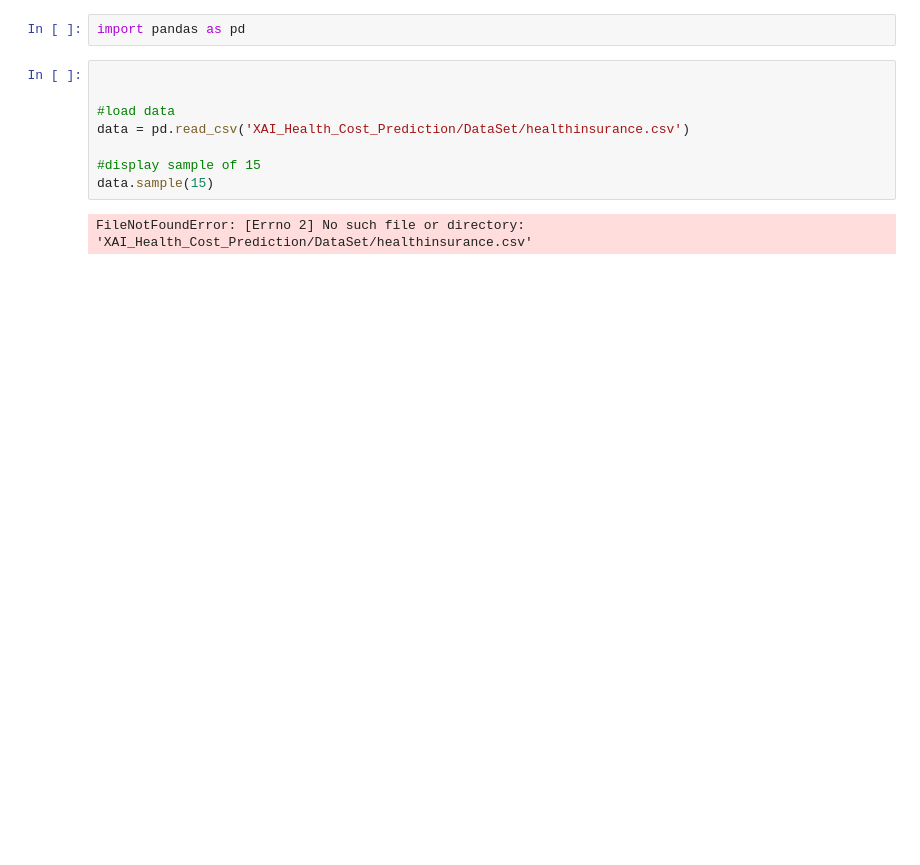
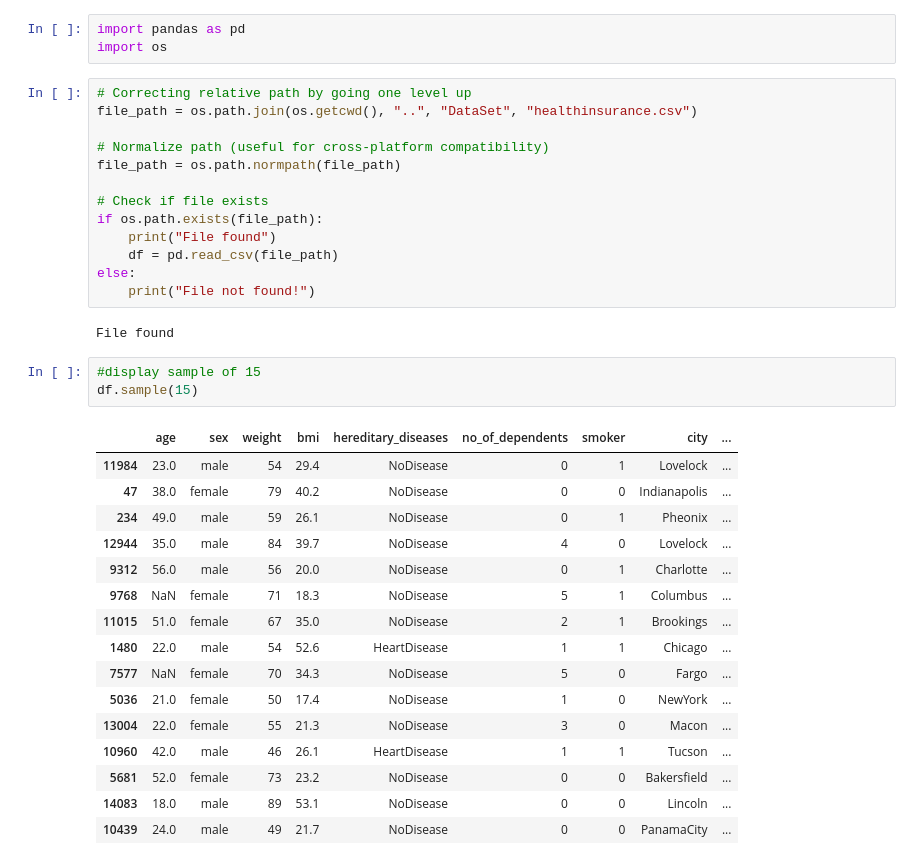
Before and after one commit to KonradRtz/XAI_Health_Cost_Prediction, a Jupyter notebook: EPA/EPA.ipynb, the cells around one changed output. Drawn from its saved outputs; the diff is of its cells as text; blank space fills up the shorter version.

```diff
--- a/EPA/EPA.ipynb
+++ b/EPA/EPA.ipynb
@@ -1,13 +1,39 @@
 # %%
 import pandas as pd
+import os
+# %%
+# Correcting relative path by going one level up
+file_path = os.path.join(os.getcwd(), "..", "DataSet", "healthinsurance.csv")
+
+# Normalize path (useful for cross-platform compatibility)
+file_path = os.path.normpath(file_path)
+
+# Check if file exists
+if os.path.exists(file_path):
+    print("File found")
+    df = pd.read_csv(file_path)
+else:
+    print("File not found!")
+# %% [output]
+File found
 # %%
-
-
-#load data
-data = pd.read_csv('XAI_Health_Cost_Prediction/DataSet/healthinsurance.csv')
-
 #display sample of 15
-data.sample(15)
+df.sample(15)
 # %% [output]
-FileNotFoundError: [Errno 2] No such file or directory: 'XAI_Health_Cost_Prediction/DataSet/healthinsurance.csv'
+|  | age | sex | weight | bmi | hereditary_diseases | no_of_dependents | smoker | city | ... |
+| 11984 | 23.0 | male | 54 | 29.4 | NoDisease | 0 | 1 | Lovelock | ... |
+| 47 | 38.0 | female | 79 | 40.2 | NoDisease | 0 | 0 | Indianapolis | ... |
+| 234 | 49.0 | male | 59 | 26.1 | NoDisease | 0 | 1 | Pheonix | ... |
+| 12944 | 35.0 | male | 84 | 39.7 | NoDisease | 4 | 0 | Lovelock | ... |
+| 9312 | 56.0 | male | 56 | 20.0 | NoDisease | 0 | 1 | Charlotte | ... |
+| 9768 | NaN | female | 71 | 18.3 | NoDisease | 5 | 1 | Columbus | ... |
+| 11015 | 51.0 | female | 67 | 35.0 | NoDisease | 2 | 1 | Brookings | ... |
+| 1480 | 22.0 | male | 54 | 52.6 | HeartDisease | 1 | 1 | Chicago | ... |
+| 7577 | NaN | female | 70 | 34.3 | NoDisease | 5 | 0 | Fargo | ... |
+| 5036 | 21.0 | female | 50 | 17.4 | NoDisease | 1 | 0 | NewYork | ... |
+| 13004 | 22.0 | female | 55 | 21.3 | NoDisease | 3 | 0 | Macon | ... |
+| 10960 | 42.0 | male | 46 | 26.1 | HeartDisease | 1 | 1 | Tucson | ... |
+| 5681 | 52.0 | female | 73 | 23.2 | NoDisease | 0 | 0 | Bakersfield | ... |
+| 14083 | 18.0 | male | 89 | 53.1 | NoDisease | 0 | 0 | Lincoln | ... |
+| 10439 | 24.0 | male | 49 | 21.7 | NoDisease | 0 | 0 | PanamaCity | ... |
 # %%
```
Also changed, not shown: parts of 9 cells of this notebook, 1 other file.
